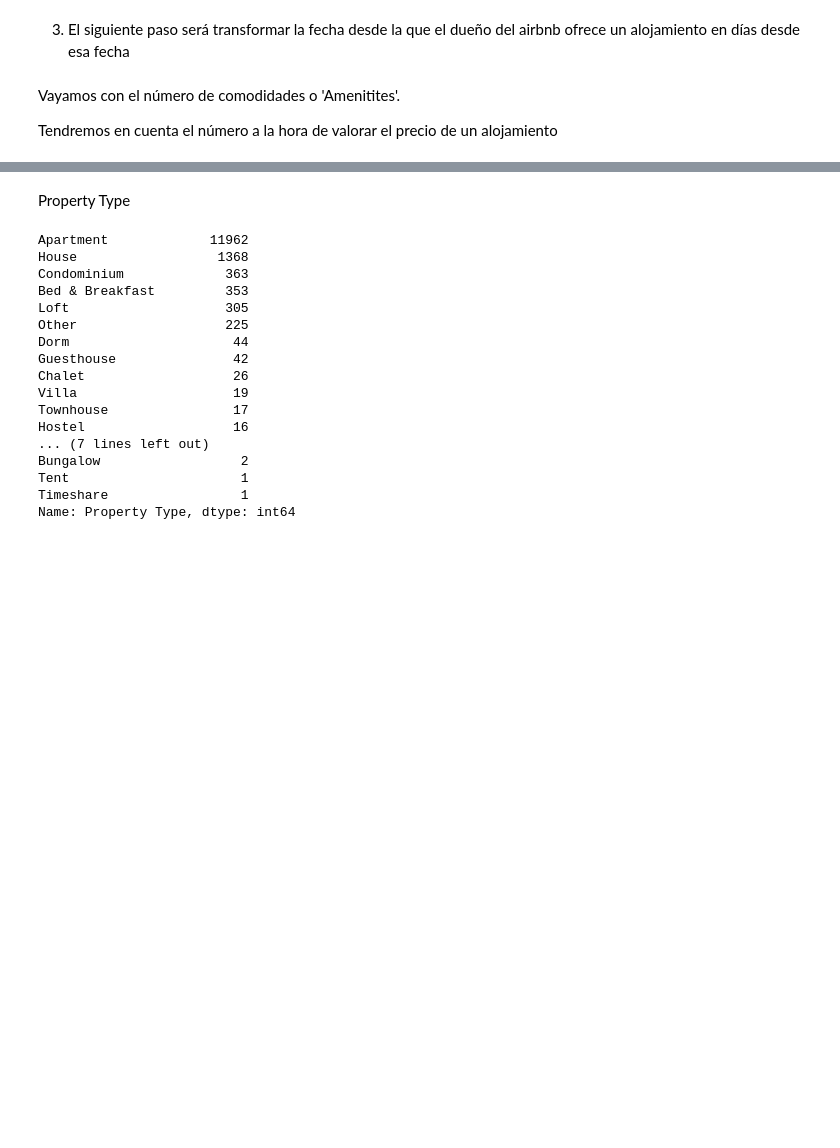
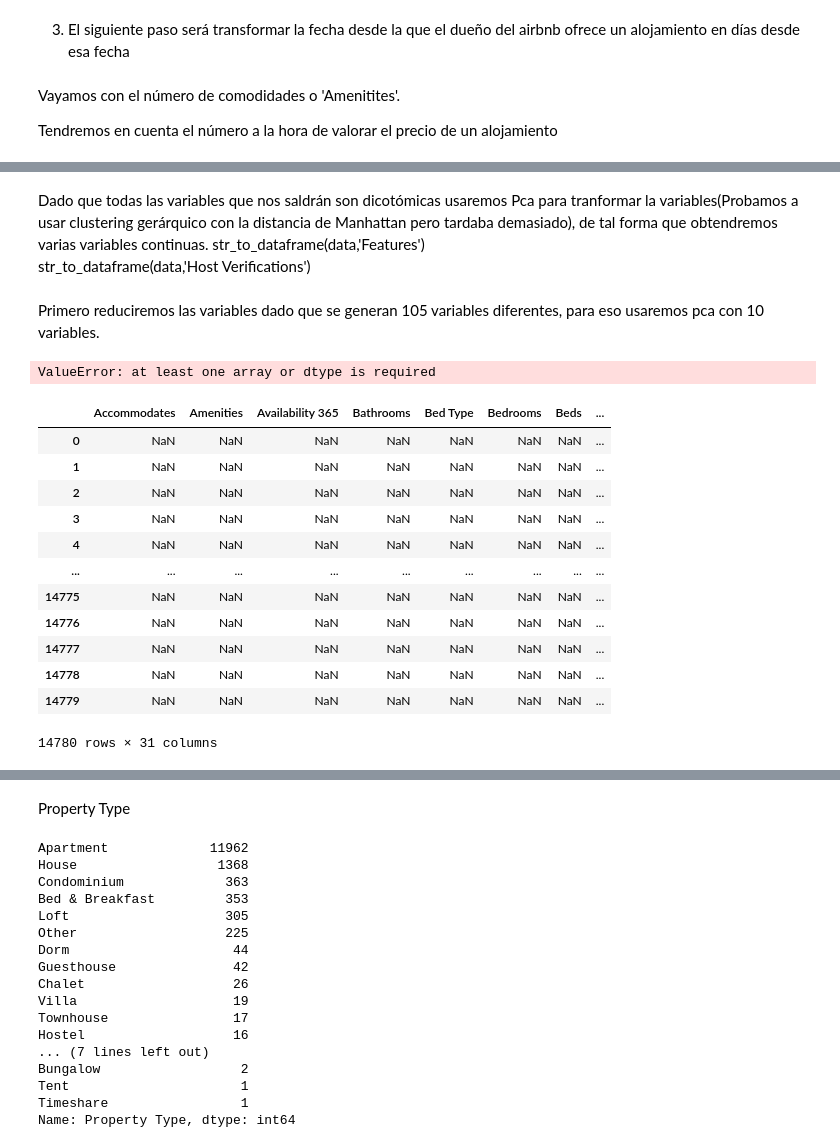
Before and after one commit to AlvaroML95/PRACTICA_FINAL, a Jupyter notebook: Practica Final.ipynb, the cells around one changed output, grey strips where cells are left out. Cells and saved outputs as stored; diff of their text form; code cells hidden in the pictures; blank space fills up the shorter version.

```diff
--- a/Practica Final.ipynb
+++ b/Practica Final.ipynb
@@ -464,0 +267,6 @@ for i in dic:
+# %% [markdown]
+Dado que todas las variables que nos saldrán son dicotómicas usaremos Pca para tranformar la variables(Probamos a usar clustering gerárquico con la distancia de Manhattan pero tardaba demasiado), de tal forma que obtendremos varias variables continuas.
+str_to_dataframe(data,'Features')
+str_to_dataframe(data,'Host Verifications')
+# %% [markdown]
+Primero reduciremos las variables dado que se generan 105 variables diferentes, para eso usaremos pca con 10 variables.
@@ -464,0 +296,7 @@ for i in dic:
+# %%
+columns=['Amenities','Features','Host Verifications']
+N_components=[12,3,3]
+cosas=str_to_continuous(data, columns,N_components)
+cosas
+# %% [output]
+ValueError: at least one array or dtype is required
@@ -464,0 +305,16 @@ for i in dic:
+# %%
+data
+# %% [output]
+|  | Accommodates | Amenities | Availability 365 | Bathrooms | Bed Type | Bedrooms | Beds | ... |
+| 0 | NaN | NaN | NaN | NaN | NaN | NaN | NaN | ... |
+| 1 | NaN | NaN | NaN | NaN | NaN | NaN | NaN | ... |
+| 2 | NaN | NaN | NaN | NaN | NaN | NaN | NaN | ... |
+| 3 | NaN | NaN | NaN | NaN | NaN | NaN | NaN | ... |
+| 4 | NaN | NaN | NaN | NaN | NaN | NaN | NaN | ... |
+| ... | ... | ... | ... | ... | ... | ... | ... | ... |
+| 14775 | NaN | NaN | NaN | NaN | NaN | NaN | NaN | ... |
+| 14776 | NaN | NaN | NaN | NaN | NaN | NaN | NaN | ... |
+| 14777 | NaN | NaN | NaN | NaN | NaN | NaN | NaN | ... |
+| 14778 | NaN | NaN | NaN | NaN | NaN | NaN | NaN | ... |
+| 14779 | NaN | NaN | NaN | NaN | NaN | NaN | NaN | ... |
+14780 rows × 31 columns
```
Also changed, not shown: parts of 35 cells of this notebook.
